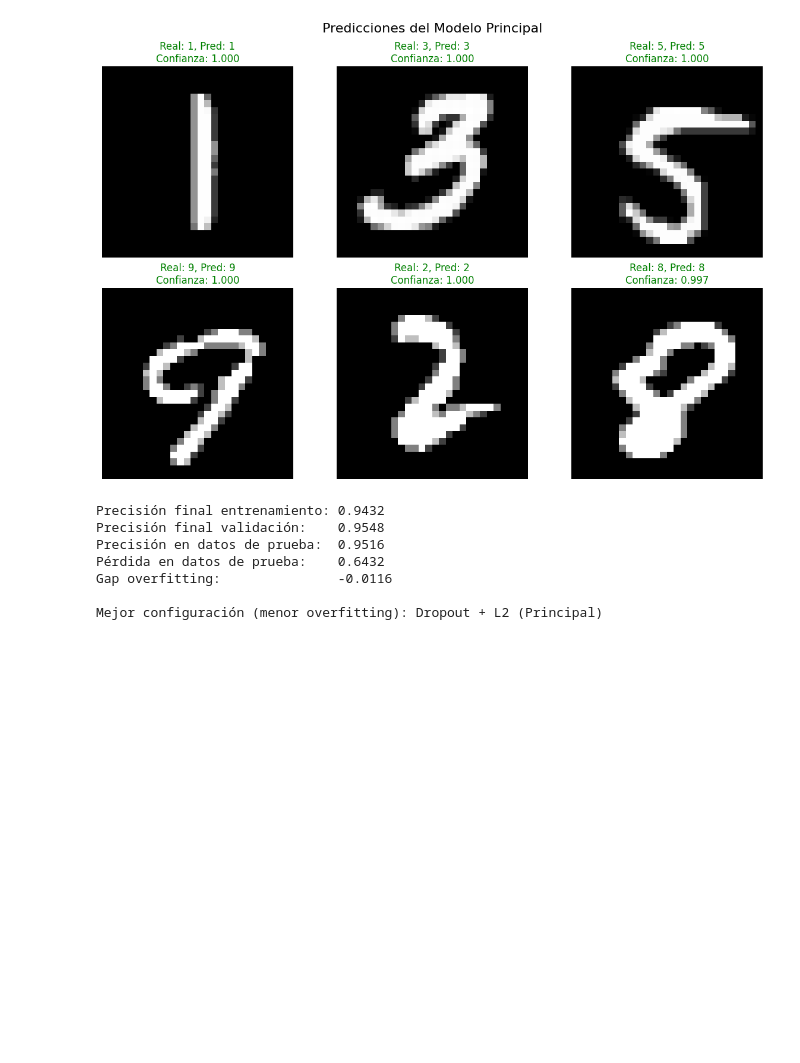
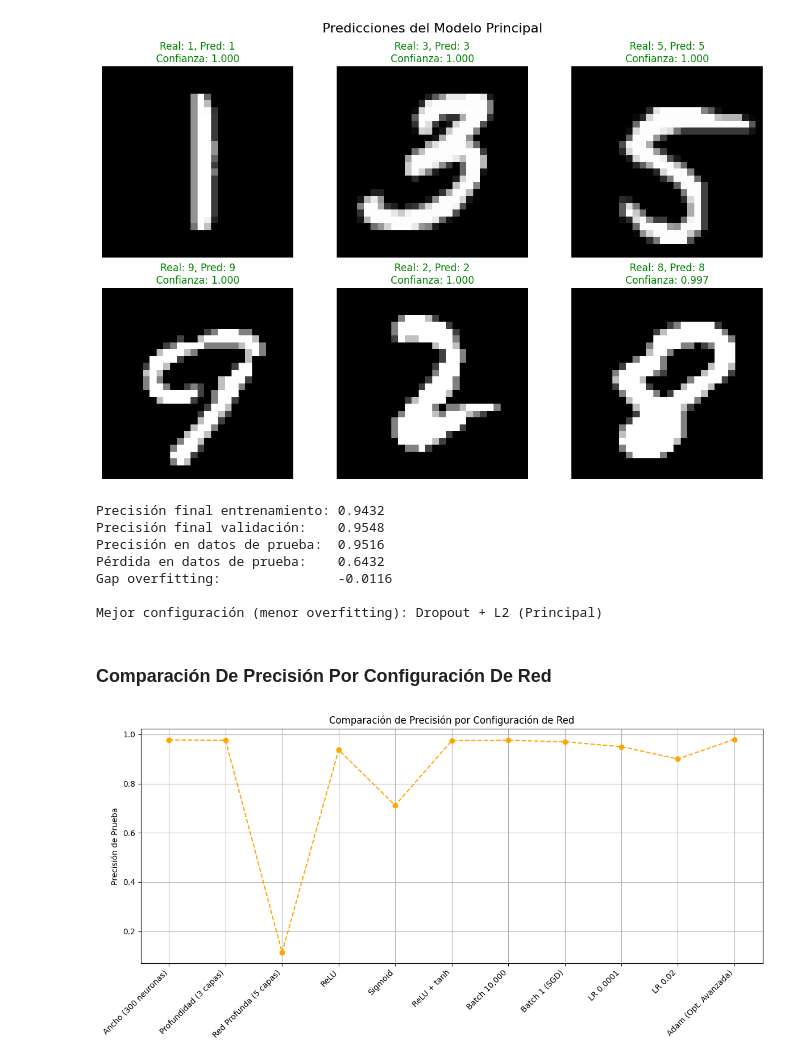
Before and after one commit to nancygmm/Lab2-DT, a Jupyter notebook: TensorFlow_MNIST-TF2.12+.ipynb, the cells around one changed output. Saved outputs shown, nothing was run; the diff lists cells and outputs as text; code cells hidden in the pictures; blank space fills up the shorter version.

```diff
--- a/TensorFlow_MNIST-TF2.12+.ipynb
+++ b/TensorFlow_MNIST-TF2.12+.ipynb
@@ -780,3 +780,32 @@ def disenar_modelo_optimizado():
     return mejor_modelo, resultados
 
 modelo_optimizado, todos_resultados = disenar_modelo_optimizado()
+# %% [markdown]
+### Comparación De Precisión Por Configuración De Red
+# %%
+import matplotlib.pyplot as plt
+
+experimentos = [
+    "Ancho (300 neuronas)", "Profundidad (3 capas)", "Red Profunda (5 capas)",
+    "ReLU", "Sigmoid", "ReLU + tanh",
+    "Batch 10,000", "Batch 1 (SGD)",
+    "LR 0.0001", "LR 0.02", "Adam (Opt. Avanzada)"
+]
+
+precisiones = [
+    0.9773, 0.9760, 0.1138,
+    0.9373, 0.7116, 0.9742,
+    0.9760, 0.9700,
+    0.9500, 0.9000, 0.9800
+]
+
+plt.figure(figsize=(12, 6))
+plt.plot(experimentos, precisiones, marker='o', linestyle='--', color='orange')
+plt.title("Comparación de Precisión por Configuración de Red")
+plt.ylabel("Precisión de Prueba")
+plt.xticks(rotation=45, ha='right')
+plt.grid(True)
+plt.tight_layout()
+plt.show()
+# %% [output]
+[figure, added]
```
